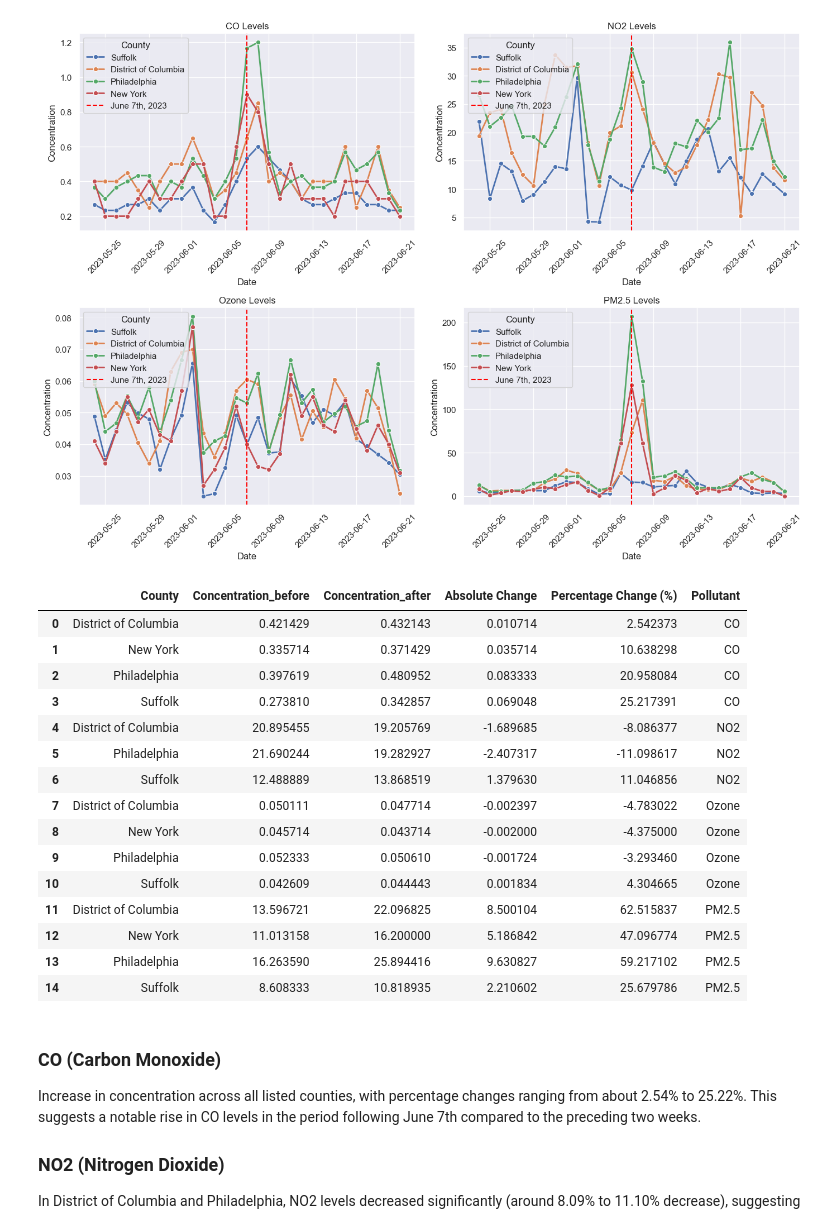
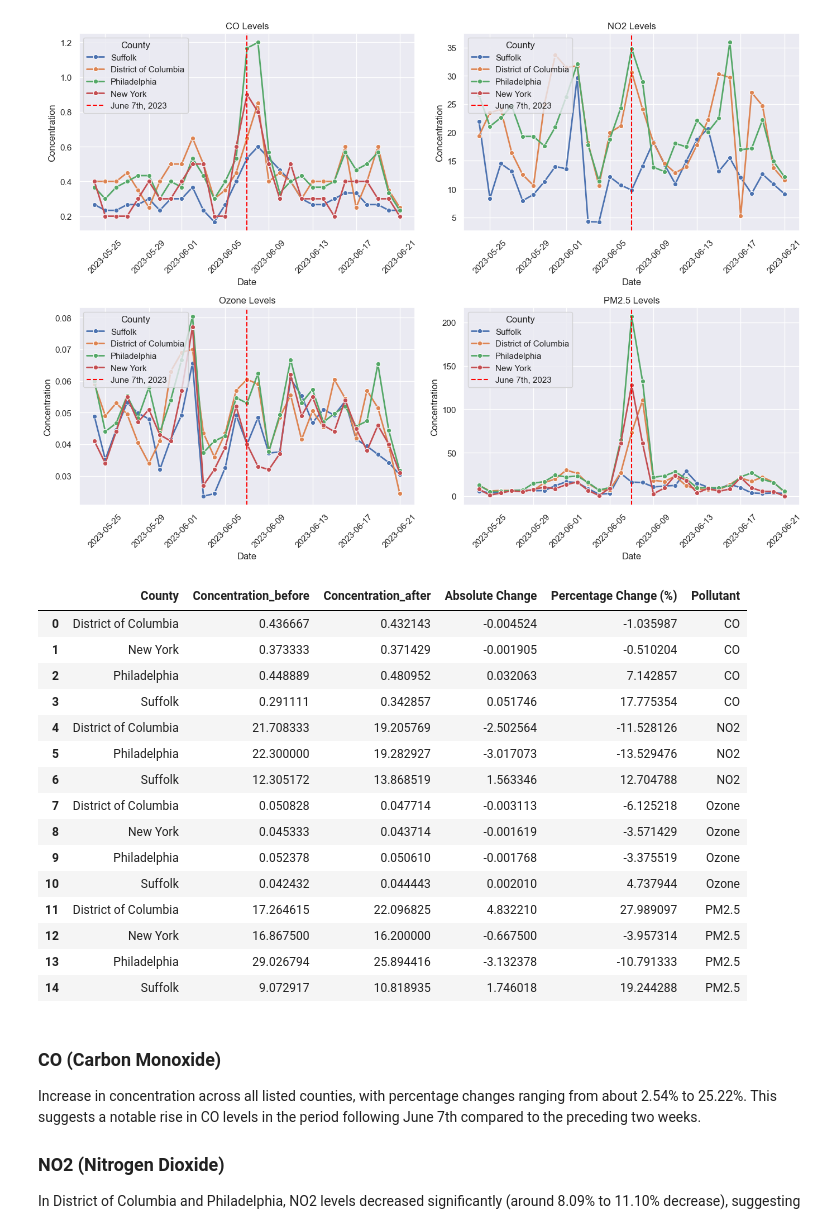
Before and after one commit to Normalitan/Air-Quality-and-Wildfire-Analysis-Project, a Jupyter notebook: EPA EDA.ipynb, the cells around one changed output. Cells and saved outputs as stored; diff of their text form; code cells hidden in the pictures.

```diff
--- a/EPA EDA.ipynb
+++ b/EPA EDA.ipynb
@@ -244,7 +243,7 @@ plt.show()
 # %%
 # Define the date ranges for the two-week periods before and after June 7th, 2023
 before_start_date = pd.Timestamp('2023-05-24')
-before_end_date = pd.Timestamp('2023-06-06')
+before_end_date = pd.Timestamp('2023-06-07')
 after_start_date = pd.Timestamp('2023-06-08')
 after_end_date = pd.Timestamp('2023-06-21')
 
@@ -252,48 +251,48 @@ after_end_date = pd.Timestamp('2023-06-21')
 def calculate_changes(df, pollutant):
     # Filter data for the two periods
     before_data = df[(df['Date'] >= before_start_date) & (df['Date'] <= before_end_date)]
     after_data = df[(df['Date'] >= after_start_date) & (df['Date'] <= after_end_date)]
 
     # Calculate mean pollutant levels before and after June 7th
     mean_before = before_data.groupby('County')['Concentration'].mean().reset_index()
     mean_after = after_data.groupby('County')['Concentration'].mean().reset_index()
 
     # Merge the two datasets to calculate the changes
     change_data = pd.merge(mean_before, mean_after, on='County', suffixes=('_before', '_after'))
 
     # Calculate the absolute and percentage change
     change_data['Absolute Change'] = change_data['Concentration_after'] - change_data['Concentration_before']
     change_data['Percentage Change (%)'] = (change_data['Absolute Change'] / change_data['Concentration_before']) * 100
 
     change_data['Pollutant'] = pollutant
 
     return change_data
 
 # Calculate changes for each pollutant
 co_changes = calculate_changes(co_processed, 'CO')
 no2_changes = calculate_changes(no2_processed, 'NO2')
 ozone_changes = calculate_changes(ozone_processed, 'Ozone')
 pm25_changes = calculate_changes(pm25_processed, 'PM2.5')
 
 all_changes = pd.concat([co_changes, no2_changes, ozone_changes, pm25_changes], ignore_index=True)
 all_changes
 # %% [output]
 |  | County | Concentration_before | Concentration_after | Absolute Change | Percentage Change (%) | Pollutant |
-| 0 | District of Columbia | 0.421429 | 0.432143 | 0.010714 | 2.542373 | CO |
-| 1 | New York | 0.335714 | 0.371429 | 0.035714 | 10.638298 | CO |
-| 2 | Philadelphia | 0.397619 | 0.480952 | 0.083333 | 20.958084 | CO |
-| 3 | Suffolk | 0.273810 | 0.342857 | 0.069048 | 25.217391 | CO |
-| 4 | District of Columbia | 20.895455 | 19.205769 | -1.689685 | -8.086377 | NO2 |
-| 5 | Philadelphia | 21.690244 | 19.282927 | -2.407317 | -11.098617 | NO2 |
-| 6 | Suffolk | 12.488889 | 13.868519 | 1.379630 | 11.046856 | NO2 |
-| 7 | District of Columbia | 0.050111 | 0.047714 | -0.002397 | -4.783022 | Ozone |
-| 8 | New York | 0.045714 | 0.043714 | -0.002000 | -4.375000 | Ozone |
-| 9 | Philadelphia | 0.052333 | 0.050610 | -0.001724 | -3.293460 | Ozone |
-| 10 | Suffolk | 0.042609 | 0.044443 | 0.001834 | 4.304665 | Ozone |
-| 11 | District of Columbia | 13.596721 | 22.096825 | 8.500104 | 62.515837 | PM2.5 |
-| 12 | New York | 11.013158 | 16.200000 | 5.186842 | 47.096774 | PM2.5 |
-| 13 | Philadelphia | 16.263590 | 25.894416 | 9.630827 | 59.217102 | PM2.5 |
-| 14 | Suffolk | 8.608333 | 10.818935 | 2.210602 | 25.679786 | PM2.5 |
+| 0 | District of Columbia | 0.436667 | 0.432143 | -0.004524 | -1.035987 | CO |
+| 1 | New York | 0.373333 | 0.371429 | -0.001905 | -0.510204 | CO |
+| 2 | Philadelphia | 0.448889 | 0.480952 | 0.032063 | 7.142857 | CO |
+| 3 | Suffolk | 0.291111 | 0.342857 | 0.051746 | 17.775354 | CO |
+| 4 | District of Columbia | 21.708333 | 19.205769 | -2.502564 | -11.528126 | NO2 |
+| 5 | Philadelphia | 22.300000 | 19.282927 | -3.017073 | -13.529476 | NO2 |
+| 6 | Suffolk | 12.305172 | 13.868519 | 1.563346 | 12.704788 | NO2 |
+| 7 | District of Columbia | 0.050828 | 0.047714 | -0.003113 | -6.125218 | Ozone |
+| 8 | New York | 0.045333 | 0.043714 | -0.001619 | -3.571429 | Ozone |
+| 9 | Philadelphia | 0.052378 | 0.050610 | -0.001768 | -3.375519 | Ozone |
+| 10 | Suffolk | 0.042432 | 0.044443 | 0.002010 | 4.737944 | Ozone |
+| 11 | District of Columbia | 17.264615 | 22.096825 | 4.832210 | 27.989097 | PM2.5 |
+| 12 | New York | 16.867500 | 16.200000 | -0.667500 | -3.957314 | PM2.5 |
+| 13 | Philadelphia | 29.026794 | 25.894416 | -3.132378 | -10.791333 | PM2.5 |
+| 14 | Suffolk | 9.072917 | 10.818935 | 1.746018 | 19.244288 | PM2.5 |
 # %% [markdown]
 ### CO (Carbon Monoxide)
 Increase in concentration across all listed counties, with percentage changes ranging from about 2.54% to 25.22%. This suggests a notable rise in CO levels in the period following June 7th compared to the preceding two weeks.
```
Also changed, not shown: parts of 2 cells of this notebook.
